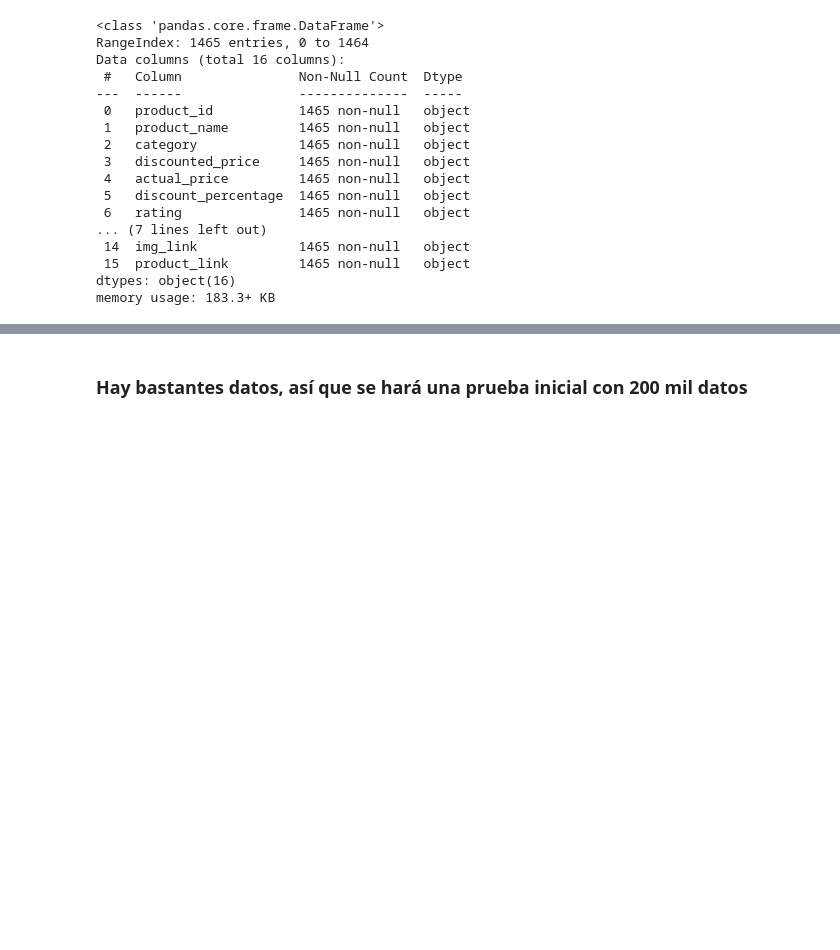
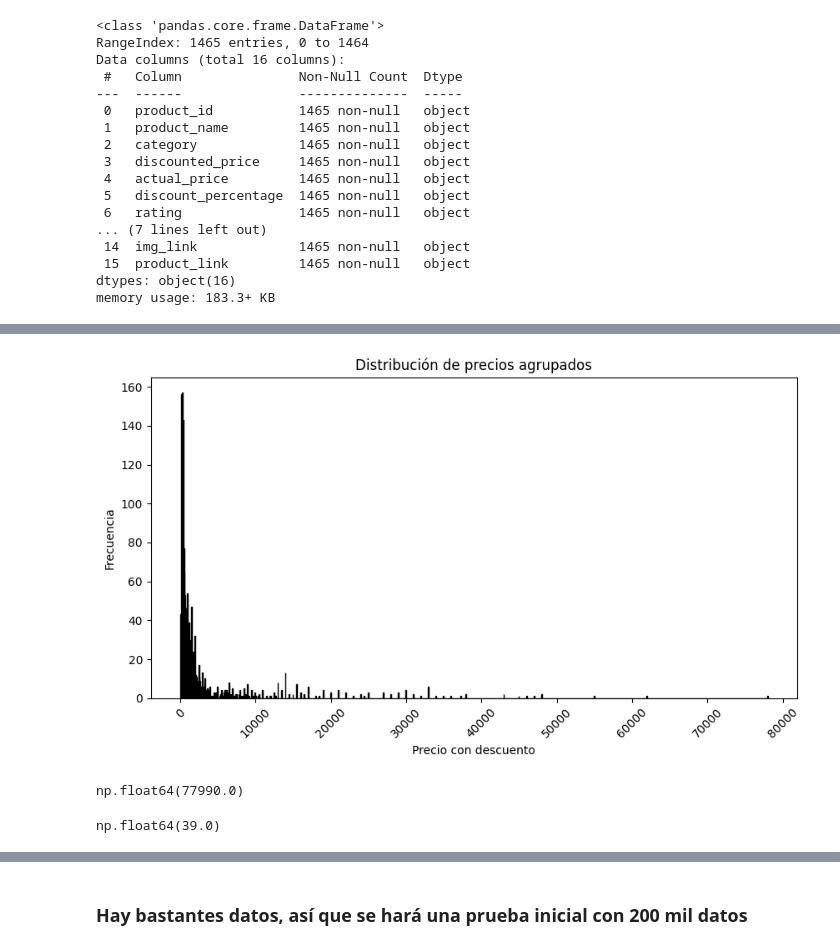
Before and after one commit to Crostz/sentiment-analysis-ecommerce-reviews, a Jupyter notebook: Analisis reseñas.ipynb, the cells around one changed output, grey strips where cells are left out. Drawn from its saved outputs; the diff is of its cells as text; code cells hidden in the pictures; blank space fills up the shorter version.

```diff
--- a/Analisis reseñas.ipynb
+++ b/Analisis reseñas.ipynb
@@ -64,0 +161,30 @@ data.head()
+# %%
+# Ahora, examinar la distribución de precios (si existe concentración mayor o menor en altos precios)
+# Gráfico de distribución de precios
+# Mejor visualización
+# Para mejor visualización de precios en eje X, usar marca de clase o agrupación por precios
+
+# Convertir 'discounted_price' a numérico
+data['discounted_price'] = data['discounted_price'].astype(str).str.replace('₹', '').str.replace(',', '')
+data['discounted_price'] = pd.to_numeric(data['discounted_price'])
+
+bins = np.arange(0, data['discounted_price'].max() + 100, 100)
+
+plt.figure(figsize=(10,5))
+plt.hist(data['discounted_price'], bins=bins, edgecolor='black')
+plt.xlabel('Precio con descuento')
+plt.ylabel('Frecuencia')
+plt.title('Distribución de precios agrupados')
+plt.xticks(rotation=45)
+plt.show()
+# %% [output]
+[figure, added]
+# %%
+# Buscar mínimos y máximos en discounted_price, máximos y mínimos valores
+data['discounted_price'].max()
+# %% [output]
+np.float64(77990.0)
+# %%
+data['discounted_price'].min()
+# %% [output]
+np.float64(39.0)
```
Also changed, not shown: parts of 17 cells of this notebook.
